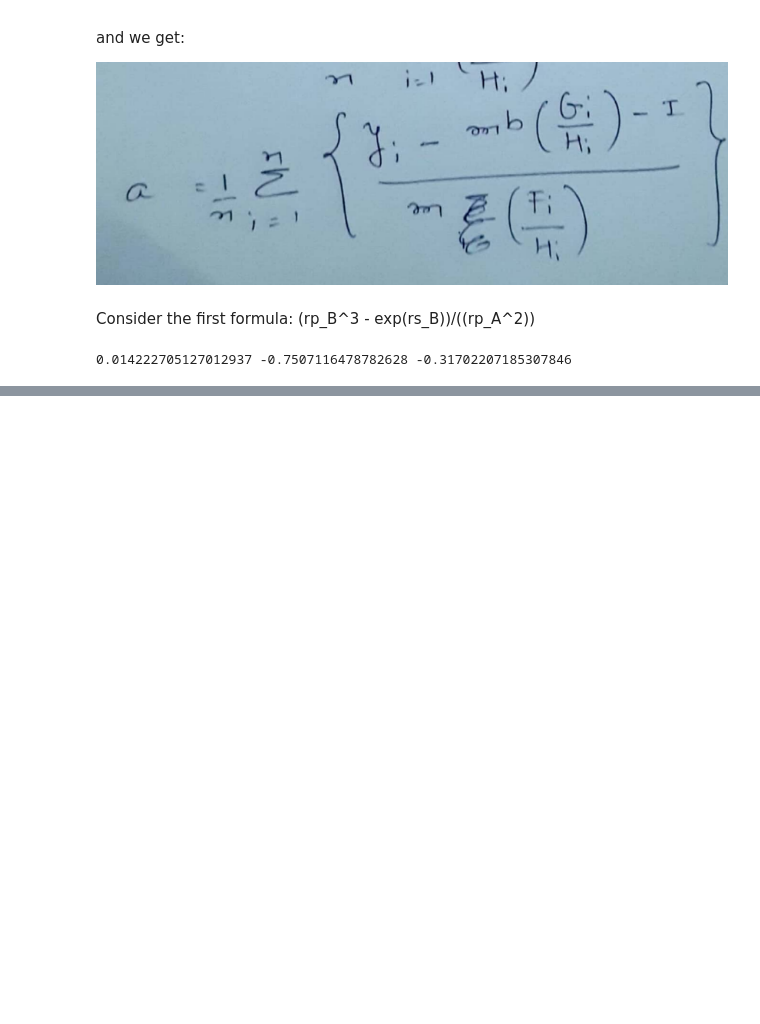
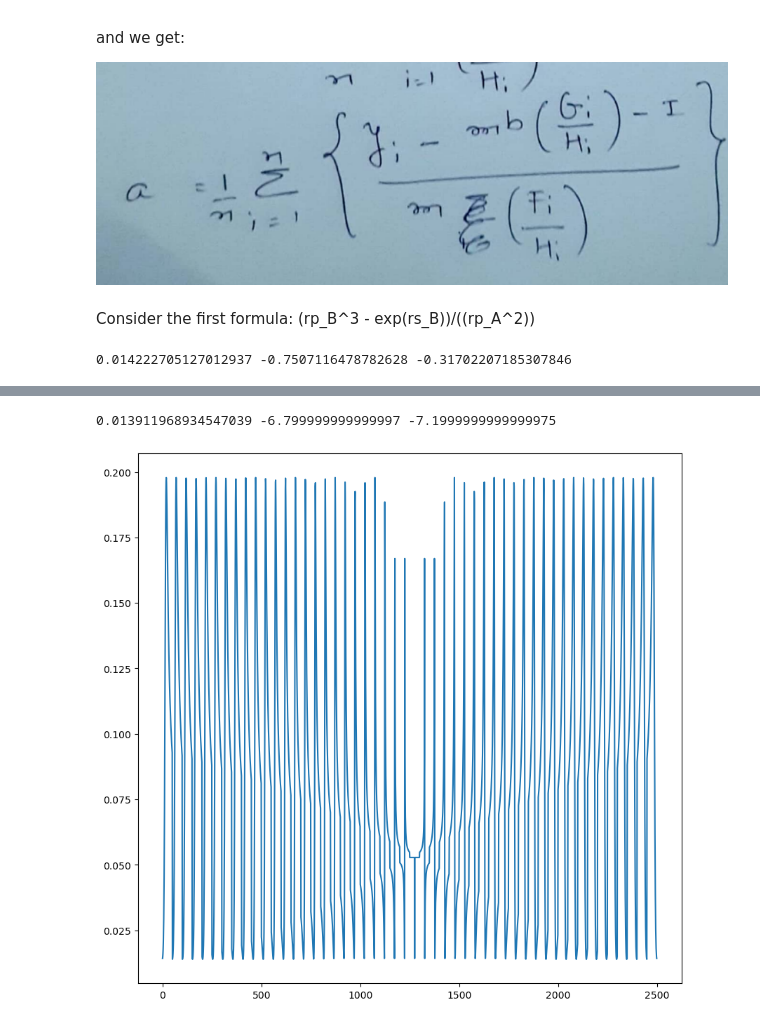
Before and after one commit to lstorchi/matinformatics, a Jupyter notebook: FinalOptimization.ipynb, the cells around one changed output, grey strips where cells are left out. Cells and saved outputs as stored; diff of their text form; code cells hidden in the pictures; blank space fills up the shorter version.

```diff
--- a/FinalOptimization.ipynb
+++ b/FinalOptimization.ipynb
@@ -63,0 +150,64 @@ for i in range(dim):
+# %%
+
+import matplotlib.pyplot as plt
+from operator import add
+
+from matplotlib.pyplot import figure
+
+figure(figsize=(10, 10), dpi=100)
+
+N = 50
+minv = -10.0
+maxv = 10.0
+d = (maxv-minv)/float(N)
+
+A = minv
+B = minv
+
+msevals = []
+Avals = []
+Bvals = []
+x = []
+idx = 0
+
+for i in range(N):
+    B = minv
+    for j in range(N):
+
+        xi = []
+        for k in range(len(yi)):
+            xi.append(((A * rp_bi[k]**3) - (B * math.exp(rs_bi[k])))/rp_ai[k]**2)
+
+        regressor = LinearRegression()
+        regressor.fit((np.array(xi)).reshape(-1,1), yi)
+        y_pred = regressor.predict((np.array(xi)).reshape(-1,1))
+        mse = mean_squared_error(yi, y_pred)
+        slope = regressor.coef_[0]
+        inter = regressor.intercept_
+        #print(mse, slope, inter)
+
+        msevals.append(mse)
+        Avals.append(A)
+        Bvals.append(B)
+        x.append(idx)
+
+        idx = idx + 1
+
+        #print(A,B)
+
+        B += d
+
+    A += d
+
+min_value = min(msevals)
+min_index = msevals.index(min_value)
+
+print(msevals[min_index], Avals[min_index], Bvals[min_index])
+
+#x = list( map(add, Avals, Bvals) )
+
+plt.plot(x, msevals)
+plt.show()
+# %% [output]
+0.013911968934547039 -6.799999999999997 -7.1999999999999975
+[figure, added]
```
Also changed, not shown: parts of 3 cells of this notebook.
